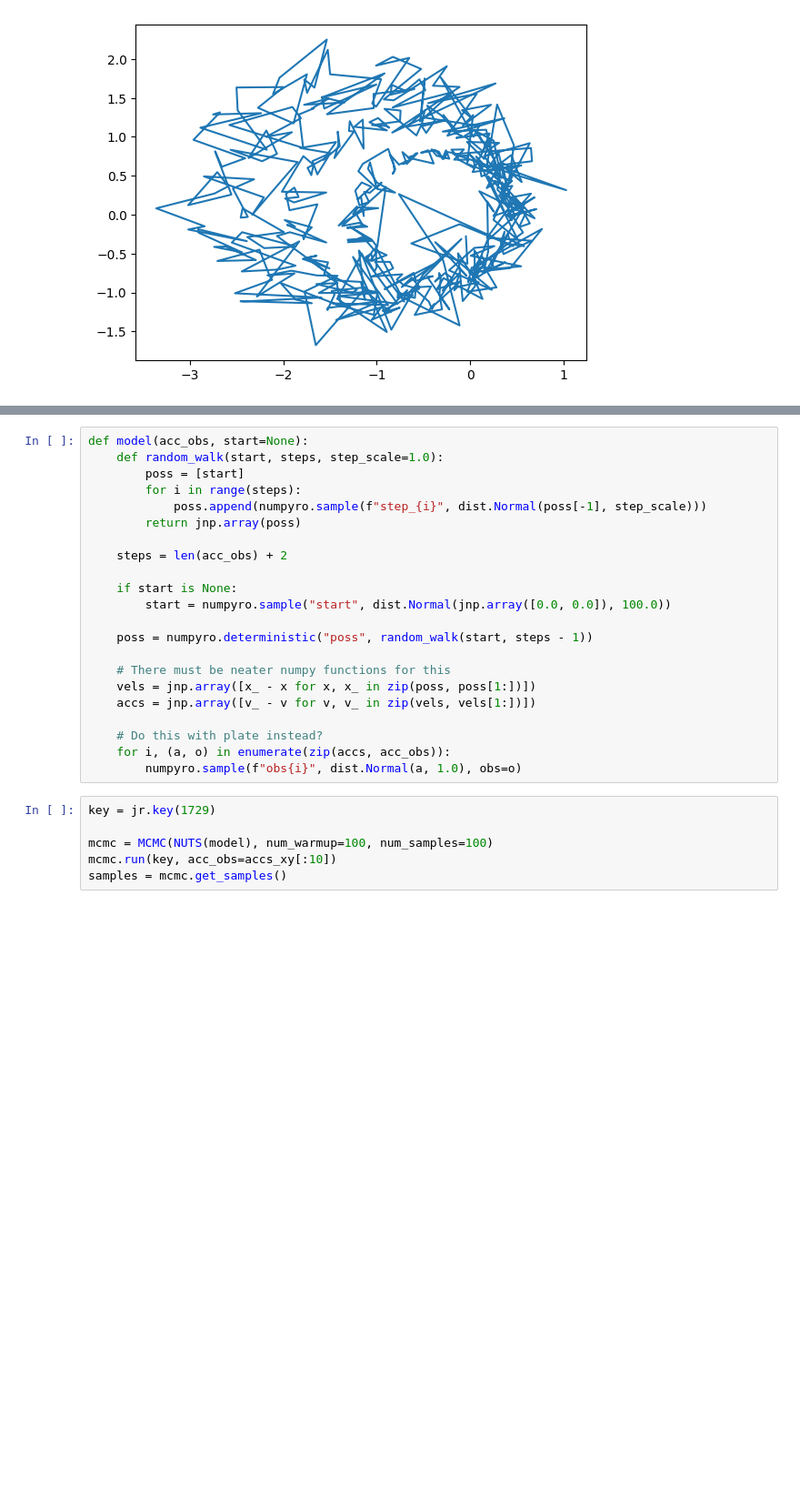
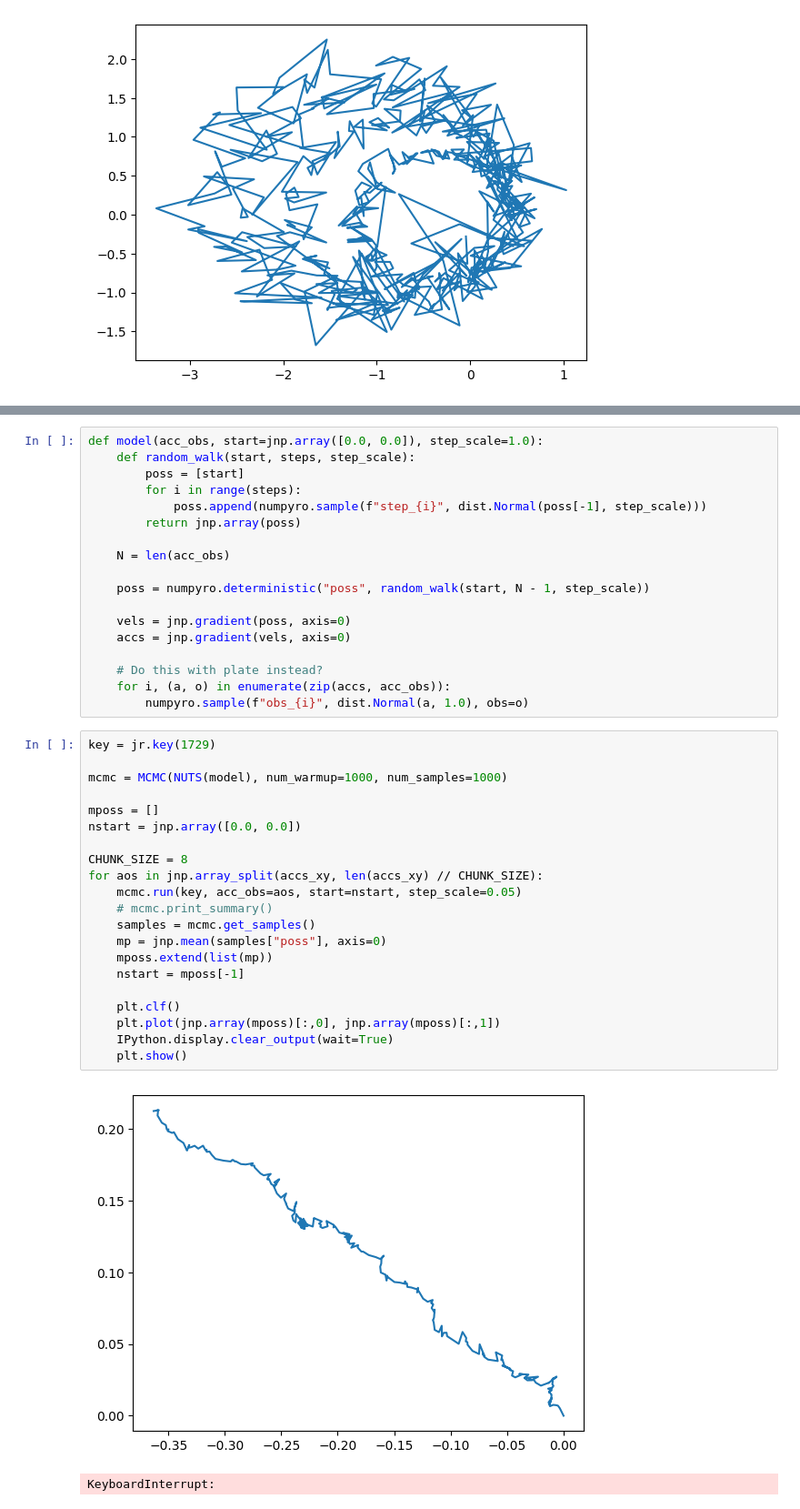
Before and after one commit to papplappen/where-am-i, a Jupyter notebook: Playground.ipynb, the cells around one changed output, grey strips where cells are left out. Shown: that part at 91% size. Saved outputs shown, nothing was run; the diff lists cells and outputs as text; blank space fills up the shorter version.

```diff
--- a/Playground.ipynb
+++ b/Playground.ipynb
@@ -25,29 +32,43 @@ plt.plot(accs_xy[:, 0], accs_xy[:, 1]);
 # %%
-def model(acc_obs, start=None):
-    def random_walk(start, steps, step_scale=1.0):
+def model(acc_obs, start=jnp.array([0.0, 0.0]), step_scale=1.0):
+    def random_walk(start, steps, step_scale):
         poss = [start]
         for i in range(steps):
             poss.append(numpyro.sample(f"step_{i}", dist.Normal(poss[-1], step_scale)))
         return jnp.array(poss)
 
-    steps = len(acc_obs) + 2
+    N = len(acc_obs)
 
-    if start is None:
-        start = numpyro.sample("start", dist.Normal(jnp.array([0.0, 0.0]), 100.0))
+    poss = numpyro.deterministic("poss", random_walk(start, N - 1, step_scale))
 
-    poss = numpyro.deterministic("poss", random_walk(start, steps - 1))
-
-    # There must be neater numpy functions for this
-    vels = jnp.array([x_ - x for x, x_ in zip(poss, poss[1:])])
-    accs = jnp.array([v_ - v for v, v_ in zip(vels, vels[1:])])
+    vels = jnp.gradient(poss, axis=0)
+    accs = jnp.gradient(vels, axis=0)
 
     # Do this with plate instead?
     for i, (a, o) in enumerate(zip(accs, acc_obs)):
-        numpyro.sample(f"obs{i}", dist.Normal(a, 1.0), obs=o)
+        numpyro.sample(f"obs_{i}", dist.Normal(a, 1.0), obs=o)
-# %%
-key = jr.key(1729)
-
-mcmc = MCMC(NUTS(model), num_warmup=100, num_samples=100)
-mcmc.run(key, acc_obs=accs_xy[:10])
-samples = mcmc.get_samples()
+# %%
+key = jr.key(1729)
+
+mcmc = MCMC(NUTS(model), num_warmup=1000, num_samples=1000)
+
+mposs = []
+nstart = jnp.array([0.0, 0.0])
+
+CHUNK_SIZE = 8
+for aos in jnp.array_split(accs_xy, len(accs_xy) // CHUNK_SIZE):
+    mcmc.run(key, acc_obs=aos, start=nstart, step_scale=0.05)
+    # mcmc.print_summary()
+    samples = mcmc.get_samples()
+    mp = jnp.mean(samples["poss"], axis=0)
+    mposs.extend(list(mp))
+    nstart = mposs[-1]
+
+    plt.clf()
+    plt.plot(jnp.array(mposs)[:,0], jnp.array(mposs)[:,1])
+    IPython.display.clear_output(wait=True)
+    plt.show()
+# %% [output]
+[figure, added]
+KeyboardInterrupt:
 # %%
```
Also changed, not shown: parts of 5 cells of this notebook.
